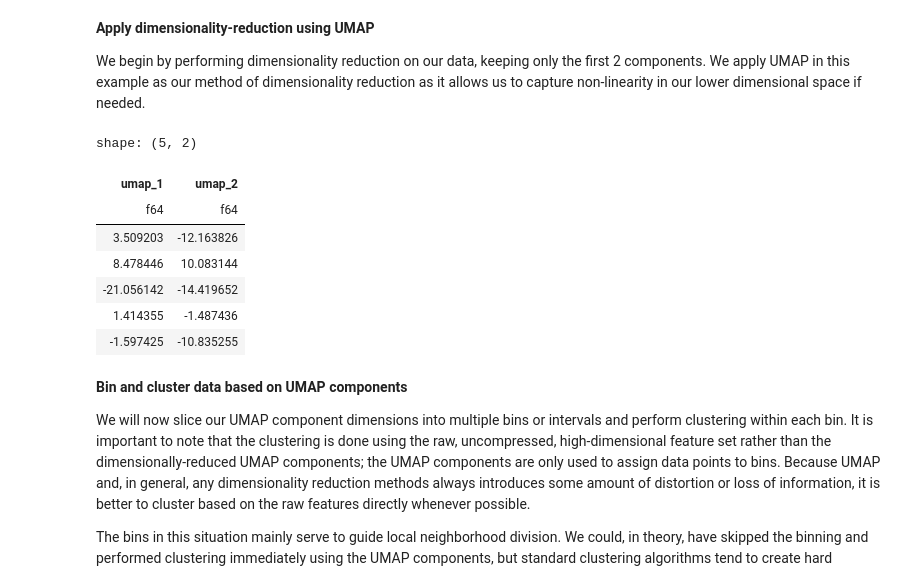
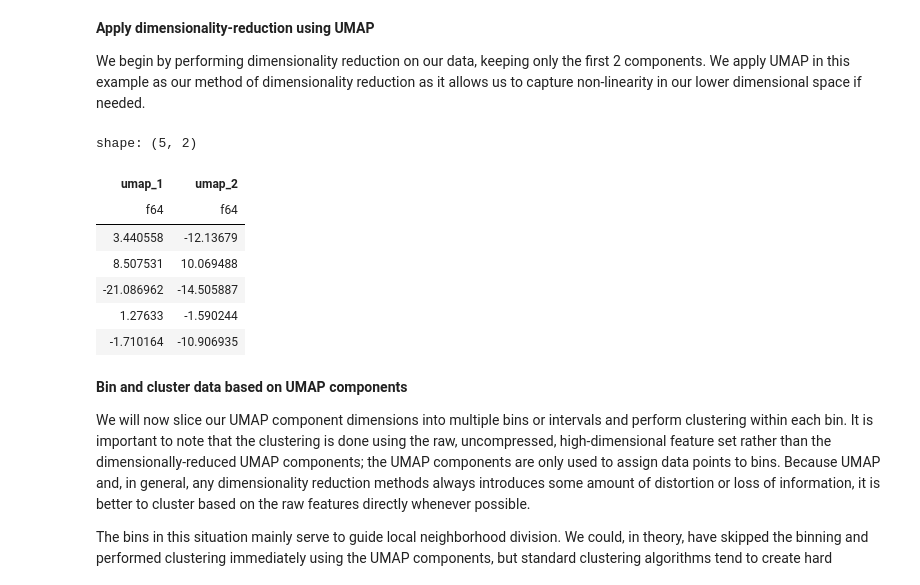
Before and after one commit to tcphan/holey-moley, a Jupyter notebook: notebooks/health_risk_topological_matching.ipynb, the cells around one changed output. Drawn from its saved outputs; the diff is of its cells as text; code cells hidden in the pictures.

```diff
--- a/notebooks/health_risk_topological_matching.ipynb
+++ b/notebooks/health_risk_topological_matching.ipynb
@@ -58,6 +58,8 @@ shape: (5, 54)
 # %% [markdown]
 **List of features fields.**
 # %%
+primary_keys_list = ["person_id"]
+
 features_list = [
     "age",
     "sex",
@@ -100,7 +102,7 @@ features_list = [
     "had_major_procedure",
 ]
 
-health_risk_factors_df = health_risk_factors_df.select(features_list)
+health_risk_factors_df = health_risk_factors_df.select(primary_keys_list + features_list)
 print(f"Total # of features: {len(features_list)}")
 # %% [output]
 Total # of features: 39
@@ -137,9 +139,13 @@ Total # of columns removed due to high missing rate: 0
 # %% [markdown]
 **Apply mean imputation to numeric fields**
 # %%
+# List of all numeric type columns
+numeric_dtype_list = [col for col in preprocessed_risk_factors_df.select(cs.numeric()).columns if col not in primary_keys_list]
+
+# Fill null with mean
 preprocessed_risk_factors_df = preprocessed_risk_factors_df.with_columns(
-    cs.numeric().fill_null(cs.numeric().mean())
+    pl.col(numeric_dtype_list).fill_null(pl.col(numeric_dtype_list).mean())
 )
 
-preprocessed_risk_factors_df.show()
+preprocessed_risk_factors_df.select(primary_keys_list + numeric_dtype_list).show()
 # %% [output]
@@ -190,0 +199,5 @@ shape: (5, 63)
+# %%
+features_list = [col for col in preprocessed_risk_factors_df.columns if col not in primary_keys_list]
+print(f"Total # of features: {len(features_list)}")
+for col in features_list:
+    print(col)
@@ -197,27 +228,30 @@ We begin by performing dimensionality reduction on our data, keeping only the fi
 # %%
 # Number of neighbors each data point should have
 n_neighbors = 50
 # Number of components or dimensions to reduce the set of all features down to
 n_components = 2
 # Number of iterations or epochs to use for gradient descent algorithm
 n_epochs = 50
 # Learning rate for gradient descent
 lr = 0.1
 
+# Limit to only features fields
+df = preprocessed_risk_factors_df.select(features_list)
+
 # Run UMAP
 mapper = UMAP(n_neighbors=n_neighbors, n_components=n_components, n_epochs=n_epochs, lr=lr)
-embedding = mapper.fit_transform(preprocessed_risk_factors_df)
+embedding = mapper.fit_transform(df)
 
 embedding.show()
 # %% [output]
 shape: (5, 2)
 | umap_1 | umap_2 |
 | f64 | f64 |
-| 3.509203 | -12.163826 |
-| 8.478446 | 10.083144 |
-| -21.056142 | -14.419652 |
-| 1.414355 | -1.487436 |
-| -1.597425 | -10.835255 |
+| 3.440558 | -12.13679 |
+| 8.507531 | 10.069488 |
+| -21.086962 | -14.505887 |
+| 1.27633 | -1.590244 |
+| -1.710164 | -10.906935 |
 # %% [markdown]
 **Bin and cluster data based on UMAP components**
 
```
Also changed, not shown: parts of 11 cells of this notebook.
